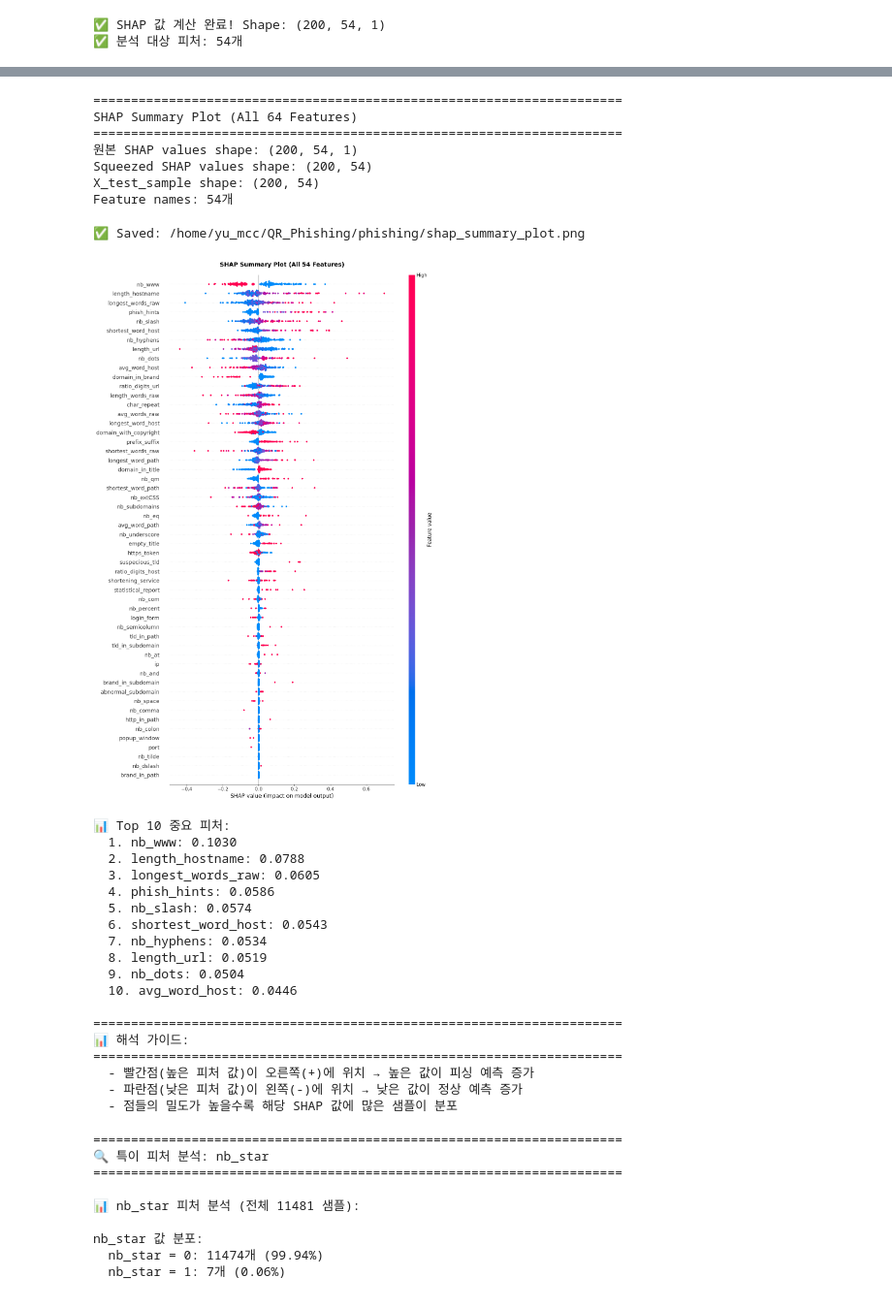
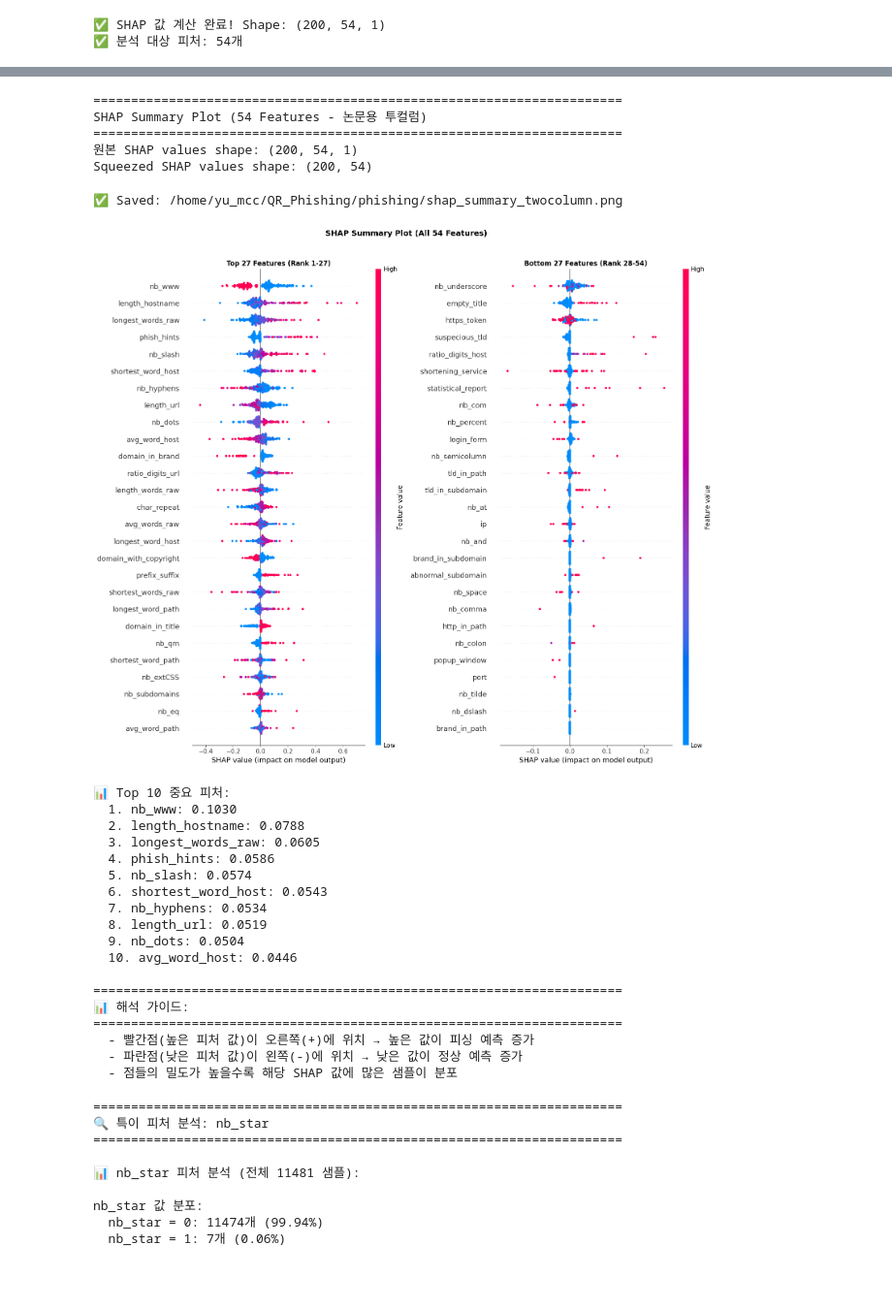
Before and after one commit to Seungminnni/QR_Phishing, a Jupyter notebook: phishing/embedding_model.ipynb, the cells around one changed output, grey strips where cells are left out. Shown at 97% size. Saved outputs shown, nothing was run; the diff lists cells and outputs as text; code cells hidden in the pictures.

```diff
--- a/phishing/embedding_model.ipynb
+++ b/phishing/embedding_model.ipynb
@@ -1036,5 +999,5 @@ Interpretation:
 # %%
-# ===== 12-3) SHAP Summary Plot (shap.summary_plot 사용) =====
+# ===== 12-3) SHAP Summary Plot (논문용 투컬럼) =====
 import shap
 import matplotlib.pyplot as plt
 import os
@@ -1042,64 +1005,78 @@ import os
 OUTPUT_DIR = "/home/yu_mcc/QR_Phishing/phishing"
 
 print("="*70)
-print("SHAP Summary Plot (All 64 Features)")
+print("SHAP Summary Plot (54 Features - 논문용 투컬럼)")
 print("="*70)
 
 # SHAP 값 shape 확인 및 2D로 변환
 print(f"원본 SHAP values shape: {shap_values.shape}")
 
-# 3D인 경우 2D로 squeeze
 if len(shap_values.shape) == 3:
     shap_values_2d = shap_values.squeeze()
     print(f"Squeezed SHAP values shape: {shap_values_2d.shape}")
 else:
     shap_values_2d = shap_values
 
-print(f"X_test_sample shape: {X_test_sample.shape}")
-print(f"Feature names: {len(feature_names)}개")
+# 피처 중요도 순서로 정렬
+mean_abs_shap = np.mean(np.abs(shap_values_2d), axis=0).flatten()
+sorted_idx = np.argsort(mean_abs_shap)[::-1]  # 중요도 높은 순
 
-# shap.summary_plot 직접 사용 (점들이 자연스럽게 겹쳐서 밀도 표시)
-plt.figure(figsize=(12, 18))
-shap.summary_plot(
-    shap_values_2d,
-    X_test_sample,
-    feature_names=feature_names,
-    max_display=54,  # 54개 전체 피처 표시
-    show=False,
-    plot_size=None
-)
-plt.title('SHAP Summary Plot (All 54 Features)', fontsize=14, fontweight='bold', pad=20)
-plt.tight_layout()
+# 54개를 27개씩 나누기
+n_features = len(feature_names)
+half = n_features // 2  # 27개
+
+top_idx = sorted_idx[:half]  # 상위 27개
+bottom_idx = sorted_idx[half:]  # 하위 27개
+
+# 투컬럼 그래프 생성
+fig, axes = plt.subplots(1, 2, figsize=(16, 14))
+
+for ax, indices, title in zip(axes, [top_idx, bottom_idx],
+                               ['Top 27 Features (Rank 1-27)', 'Bottom 27 Features (Rank 28-54)']):
+    # 해당 피처만 추출
+    shap_subset = shap_values_2d[:, indices]
+    X_subset = X_test_sample[:, indices]
+    feature_subset = [feature_names[i] for i in indices]
+
+    plt.sca(ax)
+    shap.summary_plot(
+        shap_subset,
+        X_subset,
+        feature_names=feature_subset,
+        max_display=27,
+        show=False,
+        plot_size=None
+    )
+    ax.set_title(title, fontsize=12, fontweight='bold')
+
+plt.suptitle('SHAP Summary Plot (All 54 Features)', fontsize=14, fontweight='bold', y=0.98)
+plt.tight_layout(rect=[0, 0, 1, 0.96])
 
 # 저장
-dot_plot_path = os.path.join(OUTPUT_DIR, 'shap_summary_plot.png')
-plt.savefig(dot_plot_path, dpi=200, bbox_inches='tight')
+dot_plot_path = os.path.join(OUTPUT_DIR, 'shap_summary_twocolumn.png')
+plt.savefig(dot_plot_path, dpi=300, bbox_inches='tight')
 print(f"✅ Saved: {dot_plot_path}")
 plt.show()
 
 # Top 10 피처 출력
-mean_abs_shap = np.mean(np.abs(shap_values_2d), axis=0).flatten()
-sorted_idx = list(np.argsort(mean_abs_shap)[::-1])
 print(f"\n📊 Top 10 중요 피처:")
 for i, idx in enumerate(sorted_idx[:10]):
     print(f"  {i+1}. {feature_names[idx]}: {mean_abs_shap[idx]:.4f}")
 
 print("\n" + "="*70)
 print("📊 해석 가이드:")
 print("="*70)
 print("  - 빨간점(높은 피처 값)이 오른쪽(+)에 위치 → 높은 값이 피싱 예측 증가")
 print("  - 파란점(낮은 피처 값)이 왼쪽(-)에 위치 → 낮은 값이 정상 예측 증가")
 print("  - 점들의 밀도가 높을수록 해당 SHAP 값에 많은 샘플이 분포")
 # %% [output]
 ======================================================================
-SHAP Summary Plot (All 64 Features)
+SHAP Summary Plot (54 Features - 논문용 투컬럼)
 ======================================================================
 원본 SHAP values shape: (200, 54, 1)
 Squeezed SHAP values shape: (200, 54)
-X_test_sample shape: (200, 54)
-Feature names: 54개
-✅ Saved: /home/yu_mcc/QR_Phishing/phishing/shap_summary_plot.png
+✅ Saved: /home/yu_mcc/QR_Phishing/phishing/shap_summary_twocolumn.png
-[figure, old version]
+[figure, new version]
 📊 Top 10 중요 피처:
   1. nb_www: 0.1030
   2. length_hostname: 0.0788
```
Also changed, not shown: parts of 2 cells of this notebook, 2 other files.
